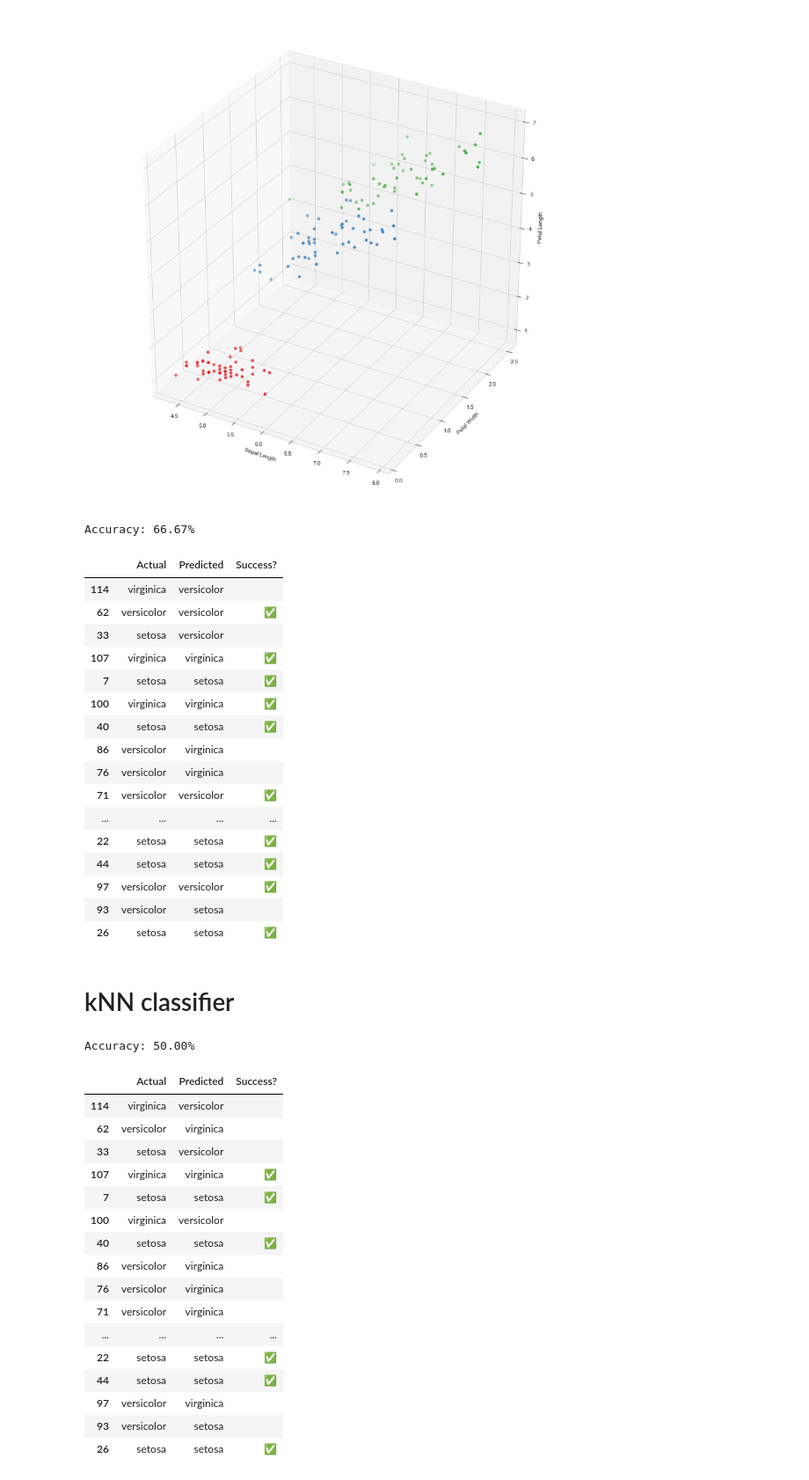
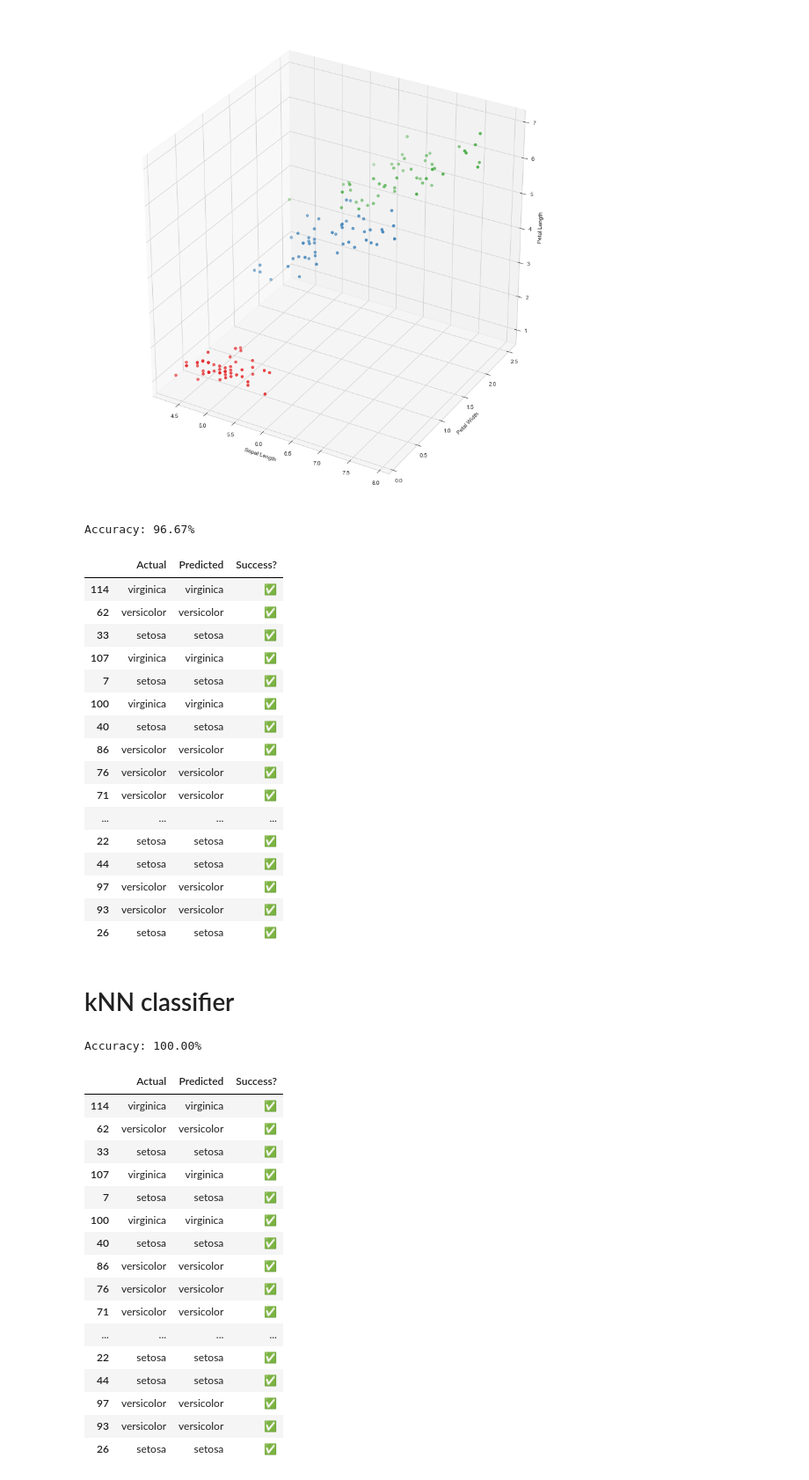
Before and after one commit to rjzak/cmsc-210, a Jupyter notebook: cmsc_210/examples/lecture_25/notebooks/Classification.ipynb, the cells around one changed output. Shown: that part at 88% size. Saved outputs shown, nothing was run; the diff lists cells and outputs as text; code cells hidden in the pictures.

```diff
--- a/cmsc_210/examples/lecture_25/notebooks/Classification.ipynb
+++ b/cmsc_210/examples/lecture_25/notebooks/Classification.ipynb
@@ -79,7 +79,7 @@ from sklearn.naive_bayes import GaussianNB
 from sklearn.model_selection import train_test_split
 
 # Reminder to James: Show what happens when we vary these.
-feature_columns = ["sepal_length"] #, "sepal_width", # "petal_length", # "petal_width"]
+feature_columns = ["sepal_length", "sepal_width", "petal_length", "petal_width"]
 
 # We do the same things for our features here that we did for linear regression!
 features = iris_dataframe[feature_columns]
@@ -101,68 +101,68 @@ results = ["✅" if pred == actual else "" for pred, actual in zip(predictions,
 print(f"Accuracy: {accuracy:.2f}%")
 pandas.DataFrame({'Actual': labels_test, 'Predicted': predictions, 'Success?': results}).replace(species_map)
 # %% [output]
-Accuracy: 66.67%
+Accuracy: 96.67%
 |  | Actual | Predicted | Success? |
-| 114 | virginica | versicolor |  |
+| 114 | virginica | virginica | ✅ |
 | 62 | versicolor | versicolor | ✅ |
-| 33 | setosa | versicolor |  |
+| 33 | setosa | setosa | ✅ |
 | 107 | virginica | virginica | ✅ |
 | 7 | setosa | setosa | ✅ |
 | 100 | virginica | virginica | ✅ |
 | 40 | setosa | setosa | ✅ |
-| 86 | versicolor | virginica |  |
-| 76 | versicolor | virginica |  |
+| 86 | versicolor | versicolor | ✅ |
+| 76 | versicolor | versicolor | ✅ |
 | 71 | versicolor | versicolor | ✅ |
 | ... | ... | ... | ... |
 | 22 | setosa | setosa | ✅ |
 | 44 | setosa | setosa | ✅ |
 | 97 | versicolor | versicolor | ✅ |
-| 93 | versicolor | setosa |  |
+| 93 | versicolor | versicolor | ✅ |
 | 26 | setosa | setosa | ✅ |
 # %% [markdown]
 # kNN classifier
 # %%
 from sklearn.neighbors import KNeighborsClassifier
 from sklearn.model_selection import train_test_split
 
 # Reminder to James: Show what happens when we vary these.
-feature_columns = ["sepal_length"] #, "sepal_width", # "petal_length", # "petal_width"]
+feature_columns = ["sepal_length", "sepal_width", "petal_length", "petal_width"]
 
 # We do the same things for our features here that we did for linear regression!
 features = iris_dataframe[feature_columns]
 
 labels = iris_dataframe["label"]
 
 # Split our data into training and test data.
 features_train, features_test, labels_train, labels_test = train_test_split(features, labels, test_size=0.2, random_state=0)
 
 # This also looks a _lot_ like how we did linear regression.
-model = KNeighborsClassifier(3, metric="euclidean")
+model = KNeighborsClassifier(11, metric="euclidean")
 model.fit(features_train, labels_train)
 
 # Let's see how we did.
 predictions = model.predict(features_test)
 species_map = {1: "setosa", 2: "versicolor", 3: "virginica"}
 accuracy = sum([1.0 if pred == actual else 0.0 for pred, actual in zip(predictions, labels_test)]) / len(predictions) * 100
 results = ["✅" if pred == actual else "" for pred, actual in zip(predictions, labels_test)]
 print(f"Accuracy: {accuracy:.2f}%")
 pandas.DataFrame({'Actual': labels_test, 'Predicted': predictions, 'Success?': results}).replace(species_map)
 # %% [output]
-Accuracy: 50.00%
+Accuracy: 100.00%
 |  | Actual | Predicted | Success? |
-| 114 | virginica | versicolor |  |
-| 62 | versicolor | virginica |  |
-| 33 | setosa | versicolor |  |
+| 114 | virginica | virginica | ✅ |
+| 62 | versicolor | versicolor | ✅ |
+| 33 | setosa | setosa | ✅ |
 | 107 | virginica | virginica | ✅ |
 | 7 | setosa | setosa | ✅ |
-| 100 | virginica | versicolor |  |
+| 100 | virginica | virginica | ✅ |
 | 40 | setosa | setosa | ✅ |
-| 86 | versicolor | virginica |  |
-| 76 | versicolor | virginica |  |
-| 71 | versicolor | virginica |  |
+| 86 | versicolor | versicolor | ✅ |
+| 76 | versicolor | versicolor | ✅ |
+| 71 | versicolor | versicolor | ✅ |
 | ... | ... | ... | ... |
 | 22 | setosa | setosa | ✅ |
 | 44 | setosa | setosa | ✅ |
-| 97 | versicolor | virginica |  |
-| 93 | versicolor | setosa |  |
+| 97 | versicolor | versicolor | ✅ |
+| 93 | versicolor | versicolor | ✅ |
 | 26 | setosa | setosa | ✅ |
```
